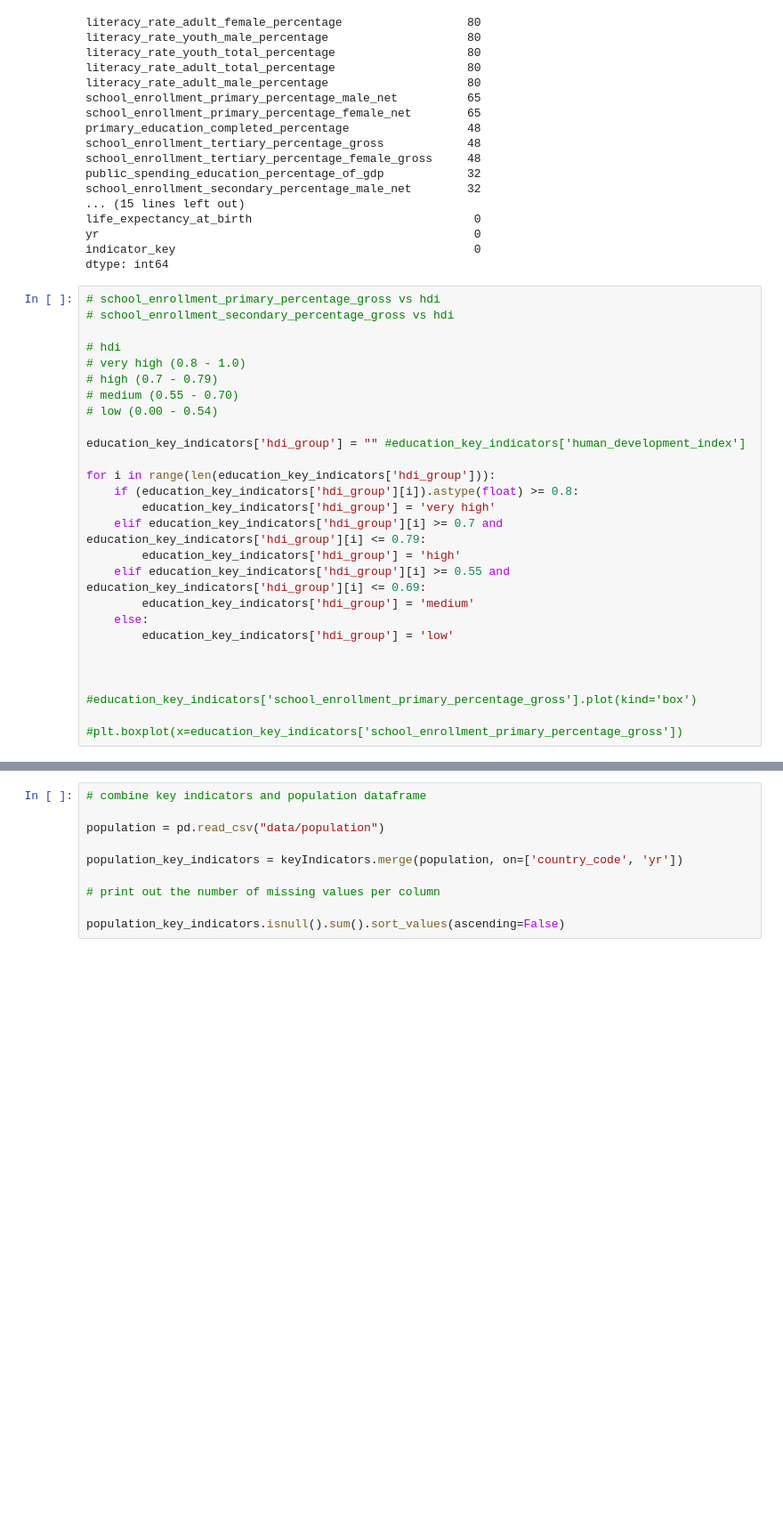
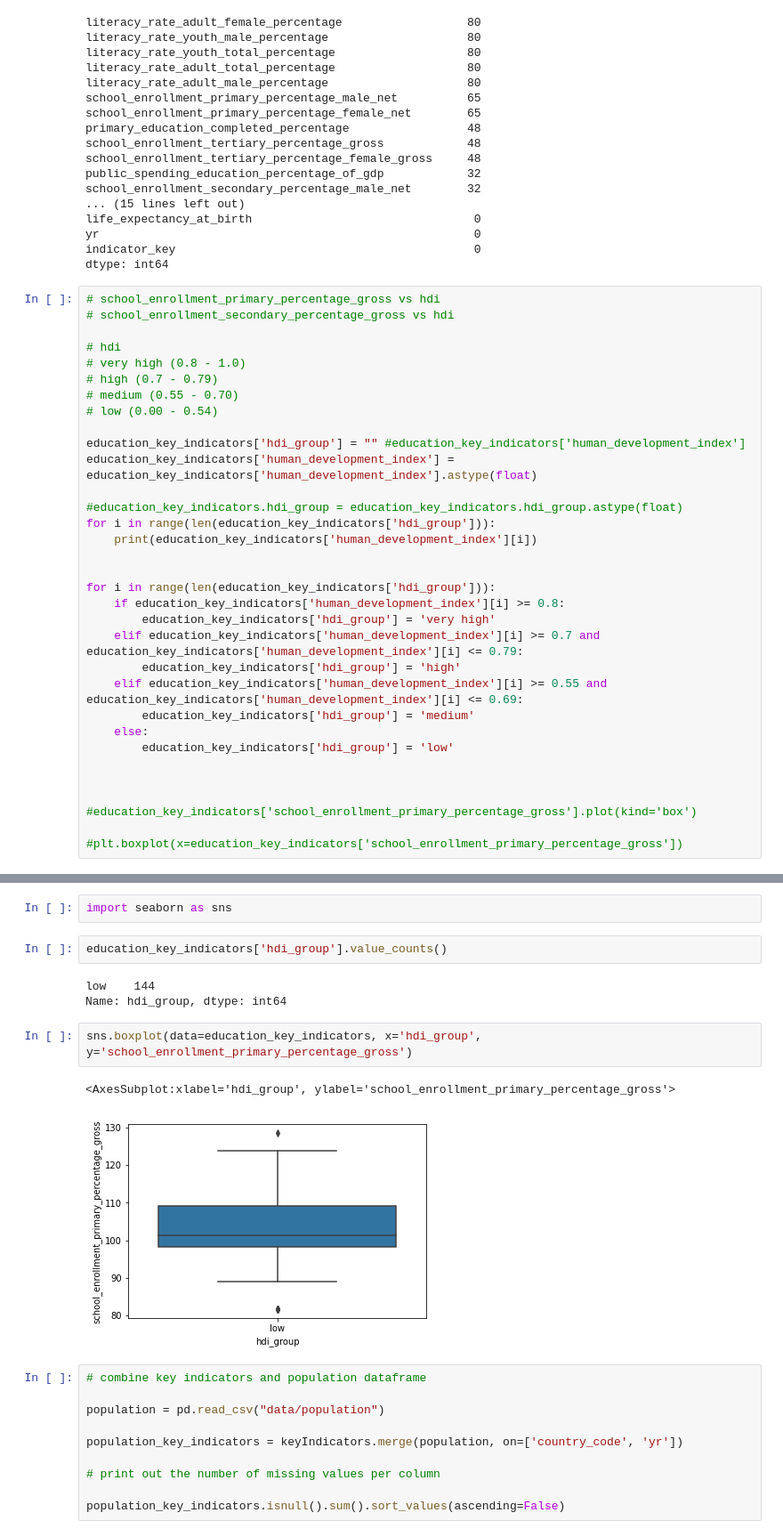
Before and after one commit to chrisvenczel/DataScience_DataMining, a Jupyter notebook: WorkBook.ipynb, the cells around one changed output, grey strips where cells are left out. Shown at 89% size. Saved outputs shown, nothing was run; the diff lists cells and outputs as text; blank space fills up the shorter version.

```diff
--- a/WorkBook.ipynb
+++ b/WorkBook.ipynb
@@ -241,13 +253,19 @@ dtype: int64
 # low (0.00 - 0.54)
 
 education_key_indicators['hdi_group'] = "" #education_key_indicators['human_development_index']
+education_key_indicators['human_development_index'] = education_key_indicators['human_development_index'].astype(float)
+
+#education_key_indicators.hdi_group = education_key_indicators.hdi_group.astype(float)
+for i in range(len(education_key_indicators['hdi_group'])):
+    print(education_key_indicators['human_development_index'][i])
+
 
 for i in range(len(education_key_indicators['hdi_group'])):
-    if (education_key_indicators['hdi_group'][i]).astype(float) >= 0.8:
+    if education_key_indicators['human_development_index'][i] >= 0.8:
         education_key_indicators['hdi_group'] = 'very high'
-    elif education_key_indicators['hdi_group'][i] >= 0.7 and education_key_indicators['hdi_group'][i] <= 0.79:
+    elif education_key_indicators['human_development_index'][i] >= 0.7 and education_key_indicators['human_development_index'][i] <= 0.79:
         education_key_indicators['hdi_group'] = 'high'
-    elif education_key_indicators['hdi_group'][i] >= 0.55 and education_key_indicators['hdi_group'][i] <= 0.69:
+    elif education_key_indicators['human_development_index'][i] >= 0.55 and education_key_indicators['human_development_index'][i] <= 0.69:
         education_key_indicators['hdi_group'] = 'medium'
     else:
         education_key_indicators['hdi_group'] = 'low'
@@ -262,3 +296,15 @@ AttributeError: 'str' object has no attribute 'astype'
+# %%
+import seaborn as sns
+# %%
+education_key_indicators['hdi_group'].value_counts()
+# %% [output]
+low    144
+Name: hdi_group, dtype: int64
+# %%
+sns.boxplot(data=education_key_indicators, x='hdi_group', y='school_enrollment_primary_percentage_gross')
+# %% [output]
+<AxesSubplot:xlabel='hdi_group', ylabel='school_enrollment_primary_percentage_gross'>
+[figure, added]
 # %%
 # combine key indicators and population dataframe
 
```
Also changed, not shown: parts of 5 cells of this notebook.
